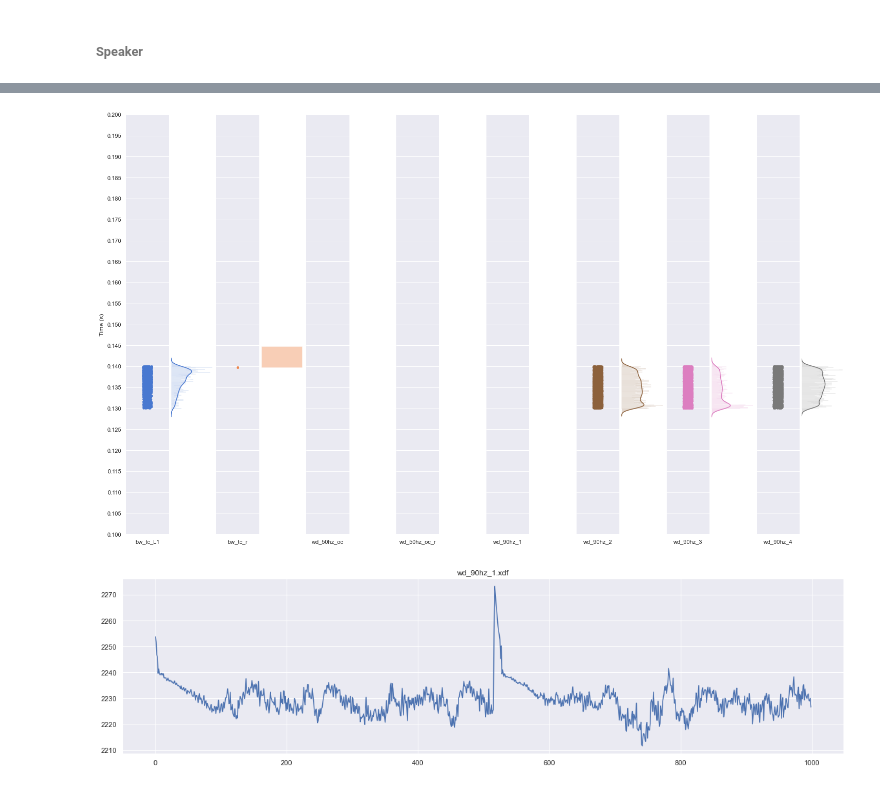
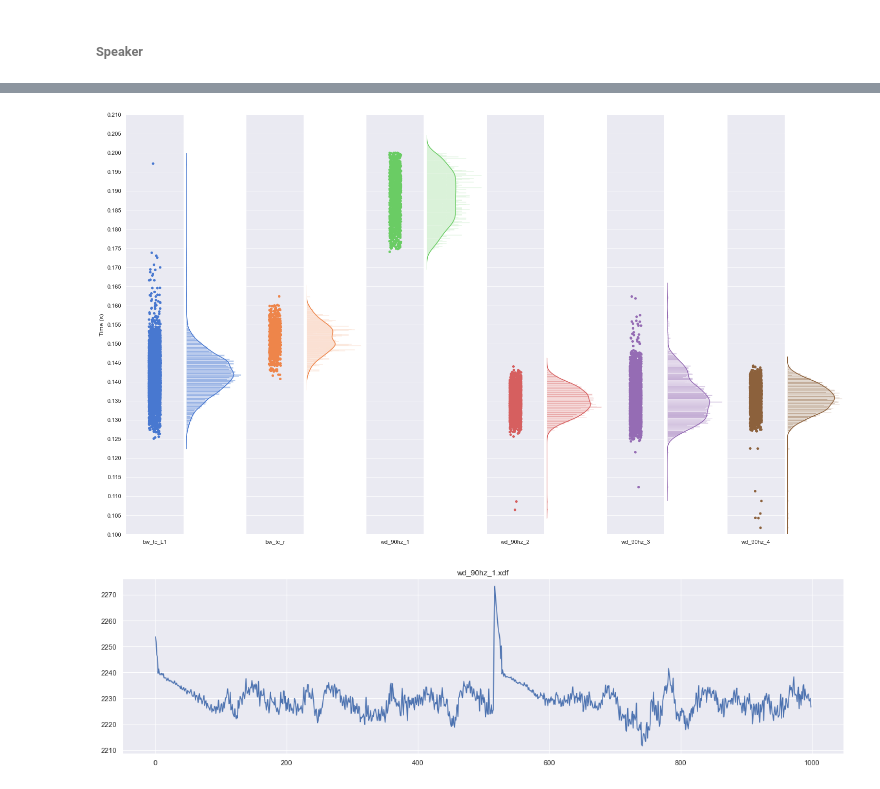
Before and after one commit to mvidaldp/lsl_latency_analysis, a Jupyter notebook: analysis_2.ipynb, the cells around one changed output, grey strips where cells are left out. Saved outputs shown, nothing was run; the diff lists cells and outputs as text; code cells hidden in the pictures.

```diff
--- a/analysis_2.ipynb
+++ b/analysis_2.ipynb
@@ -706,0 +700,15 @@ plt.show()
+# %%
+to_exclude = []
+for k in recordings:
+    if "50hz" in recordings[k]["file"]:
+        to_exclude.append(k)
+
+for e in to_exclude:
+    del recordings[e]
+
+files = []
+print("Recordings to analyze:")
+for r in recordings:
+    fname = recordings[r]["file"].split(".")[0]
+    files.append(fname)
+    print(fname)
@@ -849,11 +863,11 @@ plt.show()
 Short preview of all recordings
 # %%
 # interactive: widget, not interactive: inline
-sns.set(rc={"figure.figsize": (14, 5)})  # set figure size
+sns.set(rc={"figure.figsize": (20, 5)})  # set figure size
 sns.set_style("darkgrid")  # set seaborn plotting style
 
 f_n = 15  # -0.1  # starting point (s)
-s_n = 18  # 1.2  # ending point (s)
+s_n = 17  # 1.2  # ending point (s)
 
 start_e = 1024 * f_n  # eeg sampling rate = 1024
 start_u = 90 * f_n  # unity sampling rate = 90
@@ -1166,6 +1185,6 @@ display(a_stats.style.applymap(color_checks, subset=["AVG"]))
 # %%
 %matplotlib inline
-nplots = len(c_diff_all) * 2  # number of subplots
+nplots = len(a_diff_all) * 2  # number of subplots
 palette = itertools.cycle(sns.color_palette(palette="muted"))
 
 # define subplots
@@ -1173,7 +1192,10 @@ fig = plt.figure(figsize=(25, 15))
 cols = 1
 gs = fig.add_gridspec(cols, nplots)
 
-y_max = 0.2
+columns = list(a_stats.columns)
+del columns[-1]
+
+y_max = 0.21
 y_min = 0.1
 # since sharey does not work in this context by adding subplots one by one
 # for dist in a_diff_all:  # get the maximum y value to set the same scale on subplots
@@ -1181,7 +1203,6 @@ y_min = 0.1
 #         y_max = max(dist)
 #     if min(dist) < y_min:
 #         y_min = min(dist)
-
 step = 0.005
 ticks = np.arange(y_min, y_max + step, step)
 kde = {"shade": True}
@@ -1191,35 +1212,35 @@ for i in range(nplots):
     with sns.axes_style(style):
         ax = fig.add_subplot(gs[i])
         if i % 2 == 0:
             color = next(palette)
             sns.stripplot(x=a_diff_all[j], ax=ax, orient="v", color=color)
-            ax.set_xticklabels([files[j]])  # filename
+            ax.set_xticklabels([columns[j]])  # filename
             ax.set_ylim(y_min, y_max)
             ax.set_yticks(ticks)
             ax.yaxis.set_major_formatter(FormatStrFormatter("%.3f"))
         else:
             sns.distplot(
                 a_diff_all[j],
                 ax=ax,
                 vertical=True,
                 norm_hist=True,
                 bins=200,
                 kde_kws=kde,
                 color=color,
             )
             ax.set_ylim(y_min, y_max)
             ax.set_yticks(ticks)
             ax.set_xticklabels([])
             sns.despine(left=True, bottom=True)
             j += 1
         if i != 0:
             ax.set_yticklabels([])
 
 plt.subplots_adjust(wspace=0.05)
 fig.axes[0].set_ylabel("Time (s)")
 plt.show()
 # %% [output]
-[figure, old version]
+[figure, new version]
 # %%
 for r in recordings:
     fname = recordings[r]["file"]
```
Also changed, not shown: parts of 12 cells of this notebook, 5 other files.
